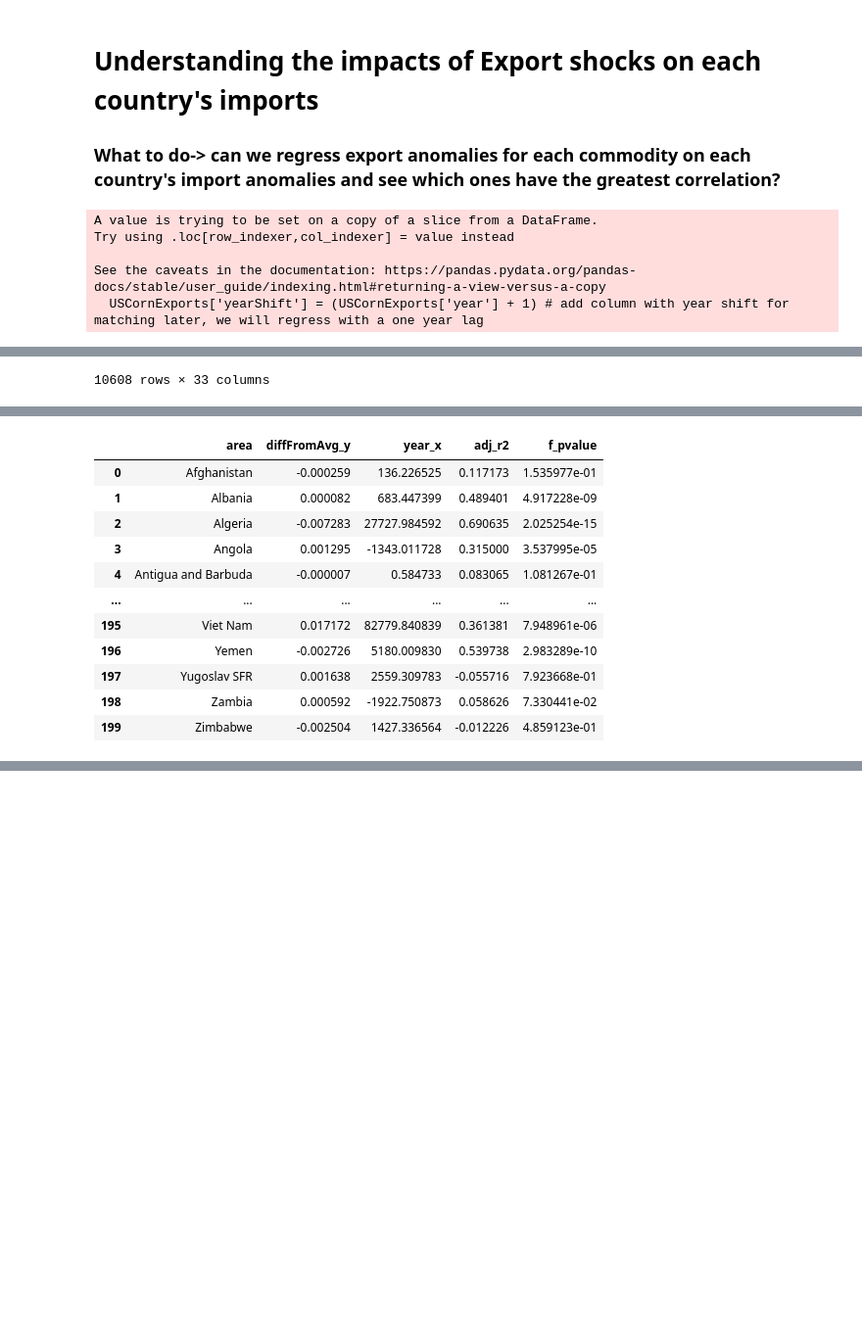
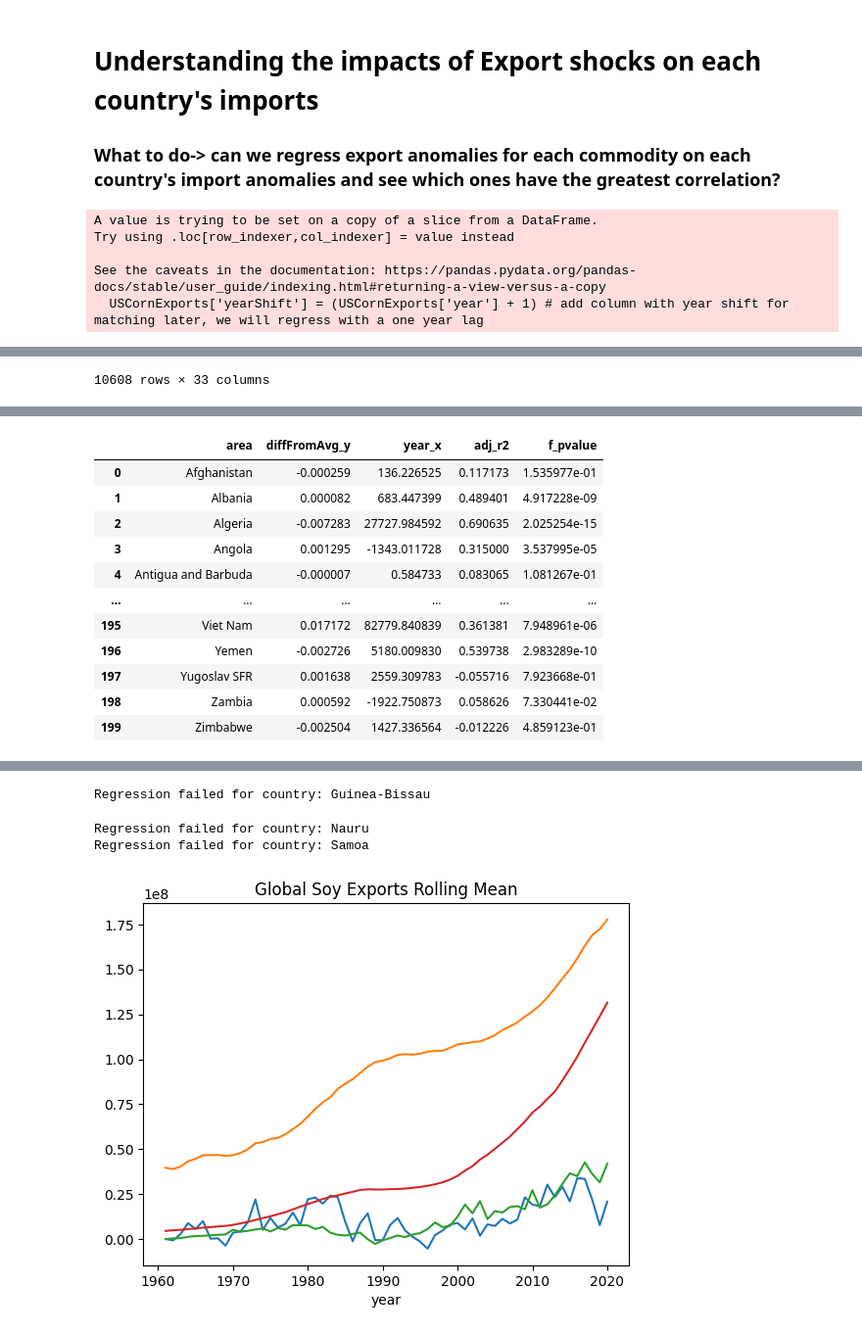
Before and after one commit to soccernee/ESE168_Project, a Jupyter notebook: ImportExportAnomaliesCode/tradeDataAnomalies.ipynb, the cells around one changed output, grey strips where cells are left out. Shown at 98% size. Cells and saved outputs as stored; diff of their text form; code cells hidden in the pictures; blank space fills up the shorter version.

Commit message:
completed all regressions

```diff
--- a/ImportExportAnomaliesCode/tradeDataAnomalies.ipynb
+++ b/ImportExportAnomaliesCode/tradeDataAnomalies.ipynb
@@ -215,9 +215,85 @@ regData.to_csv('cornRegression.csv')
 
 ## WHEAT
 
+totalWheatExports = pd.read_csv('totalWheatExports.csv')
+
+totalWheatExports['movAvg']= totalWheatExports['wheat_exp_total'].transform(lambda x: x.rolling(10, 1).mean()) # 20 year rolling mean, could change this
+totalWheatExports['diffFromAvg']= totalWheatExports['wheat_exp_total'] - totalWheatExports['movAvg']
+totalWheatExports.to_csv("movAvgWheat.csv")
+
+totalWheatExports.groupby(['year'])['diffFromAvg'].mean().plot(title="Global Wheat Exports Yearly Difference from Rolling Mean")
+totalWheatExports.groupby(['year'])['movAvg'].mean().plot(title="Global Wheat Exports Rolling Mean")
+
+totalWheatExports['yearShift'] = (totalWheatExports['year'] + 1) # add column shifting year by 1 year lag
+wheatEffectsData = wheatImports.merge(totalWheatExports, right_on='yearShift', left_on='year')
+wheatEffectsData.to_csv('wheatEffects.csv')
+
+groupedWheat = wheatEffectsData.groupby('area')
+
+
+# create a new dataframe to hold each country's sensitivity to global wheat export changes
+d = {'area': [], 'diffFromAvg_y': [], 'year_x': [], 'adj_r2': [], 'f_pvalue': [] }
+wheatRegData = pd.DataFrame(data = d)
+
+for g in groupedWheat.groups.keys():
+    try:
+        curr = groupedWheat.get_group(g)
+        lm = smf.ols('diffFromAvg_x ~ diffFromAvg_y + year_x', data = curr, missing='drop').fit()
+        lm.summary()
+
+        wheatRegData.loc[len(wheatRegData.index)] = [g, lm.params['diffFromAvg_y'], lm.params['year_x'], lm.rsquared_adj, lm.f_pvalue] # add regression results for each country
+
+
+        # 1) pull out coefficients on diffFromAvg_y and year, create a row in a new dataset for country and coefficients
+        # 2) repeat with a 1 year lag between exports and imports
+        # 3) expand to other commodities and global produciton values
+
+    except:
+        print("Regression failed for country: " + str(g))
+
+wheatRegData.to_csv('wheatRegression.csv')
 
 
 ## SOYBEANS
+
+
+totalSoyExports = pd.read_csv('totalSoyExports.csv')
+
+totalSoyExports['movAvg']= totalSoyExports['soy_exp_total'].transform(lambda x: x.rolling(10, 1).mean()) # 10 year rolling mean, could change this
+totalSoyExports['diffFromAvg']= totalSoyExports['soy_exp_total'] - totalSoyExports['movAvg']
+totalSoyExports.to_csv("movAvgSoy.csv")
+
+totalSoyExports.groupby(['year'])['diffFromAvg'].mean().plot(title="Global Soy Exports Yearly Difference from Rolling Mean")
+totalSoyExports.groupby(['year'])['movAvg'].mean().plot(title="Global Soy Exports Rolling Mean")
+
+totalSoyExports['yearShift'] = (totalSoyExports['year'] + 1) # add column shifting year by 1 year lag
+soyEffectsData = soyImports.merge(totalSoyExports, right_on='yearShift', left_on='year')
+soyEffectsData.to_csv('soyEffects.csv')
+
+groupedSoy = soyEffectsData.groupby('area')
+
+
+# create a new dataframe to hold each country's sensitivity to global wheat export changes
+d = {'area': [], 'diffFromAvg_y': [], 'year_x': [], 'adj_r2': [], 'f_pvalue': [] }
+soyRegData = pd.DataFrame(data = d)
+
+for g in groupedSoy.groups.keys():
+    try:
+        curr = groupedSoy.get_group(g)
+        lm = smf.ols('diffFromAvg_x ~ diffFromAvg_y + year_x', data = curr, missing='drop').fit()
+        lm.summary()
+
+        soyRegData.loc[len(soyRegData.index)] = [g, lm.params['diffFromAvg_y'], lm.params['year_x'], lm.rsquared_adj, lm.f_pvalue] # add regression results for each country
+
+
+        # 1) pull out coefficients on diffFromAvg_y and year, create a row in a new dataset for country and coefficients
+        # 2) repeat with a 1 year lag between exports and imports
+        # 3) expand to other commodities and global produciton values
+
+    except:
+        print("Regression failed for country: " + str(g))
+
+soyRegData.to_csv('soyRegression.csv')
 # %% [output]
 A value is trying to be set on a copy of a slice from a DataFrame.
 Try using .loc[row_indexer,col_indexer] = value instead
@@ -256,3 +341,7 @@ Regression failed for country: Tuvalu
+Regression failed for country: Guinea-Bissau
+Regression failed for country: Nauru
+Regression failed for country: Samoa
+[figure, added]
 # %%
 # ## HAVEN'T STARTED WORKING ON THIS YET! JUST A BUNCH OF SCRATCH CODE
 # # REGRESSION ATTEMPTS-- what I need to do--> create a dataset for each commodity with major exporters/importers by country.
```
Also changed, not shown: parts of 1 cell of this notebook, 13 other files.
